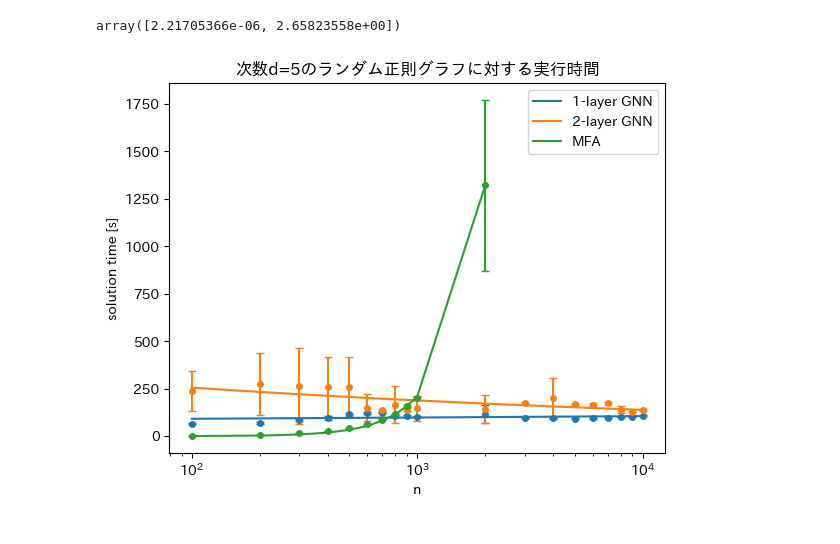
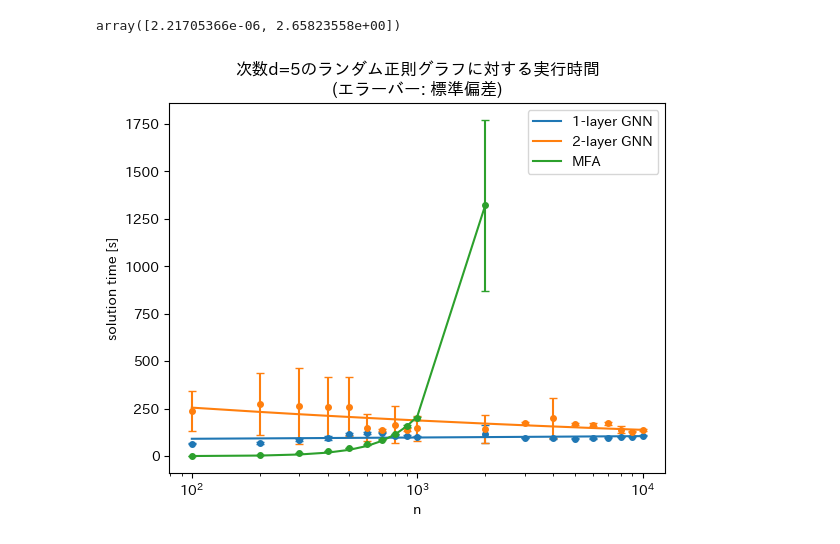
Before and after one commit to tatsumasaogawa/physics-inspired-graph-neural-networks, a Jupyter notebook: sotsuron/analysis/analysis.ipynb, the cells around one changed output. Cells and saved outputs as stored; diff of their text form; code cells hidden in the pictures.

```diff
--- a/sotsuron/analysis/analysis.ipynb
+++ b/sotsuron/analysis/analysis.ipynb
@@ -539,16 +539,16 @@ array([2.21705366e-06, 2.65823558e+00])
 # %%
 fig, ax = plt.subplots()
 ax.errorbar(x_1, ave_time_1gnn[1], yerr=std_time_1gnn[1], capsize=3, linestyle="None", marker="o", markersize=4)
 ax.errorbar(x_1, ave_time_2gnn[1], yerr=std_time_2gnn[1], capsize=3, linestyle="None", marker="o", markersize=4)
 ax.errorbar(x_2, ave_time_mfa[1], yerr=std_time_mfa[1], capsize=3, linestyle="None", marker="o", markersize=4)
 ax.plot(x_1, func(x_1, popt_1gnn_d5[0], popt_1gnn_d5[1]), color="tab:blue")
 ax.plot(x_1, func(x_1, popt_2gnn_d5[0], popt_2gnn_d5[1]), color="tab:orange")
 ax.plot(x_2, func(x_2, popt_mfa_d5[0], popt_mfa_d5[1]), color="tab:green")
 ax.set_xscale("log")
 ax.set_xlabel('n')
 ax.set_ylabel('solution time [s]')
 plt.legend(["1-layer GNN", "2-layer GNN", "MFA"])
-plt.title('次数d=5のランダム正則グラフに対する実行時間')
+plt.title('次数d=5のランダム正則グラフに対する実行時間\n(エラーバー: 標準偏差)')
 plt.show()
 # %% [output]
-[figure, old version]
+[figure, new version]
```
Also changed, not shown: parts of 3 cells of this notebook.
